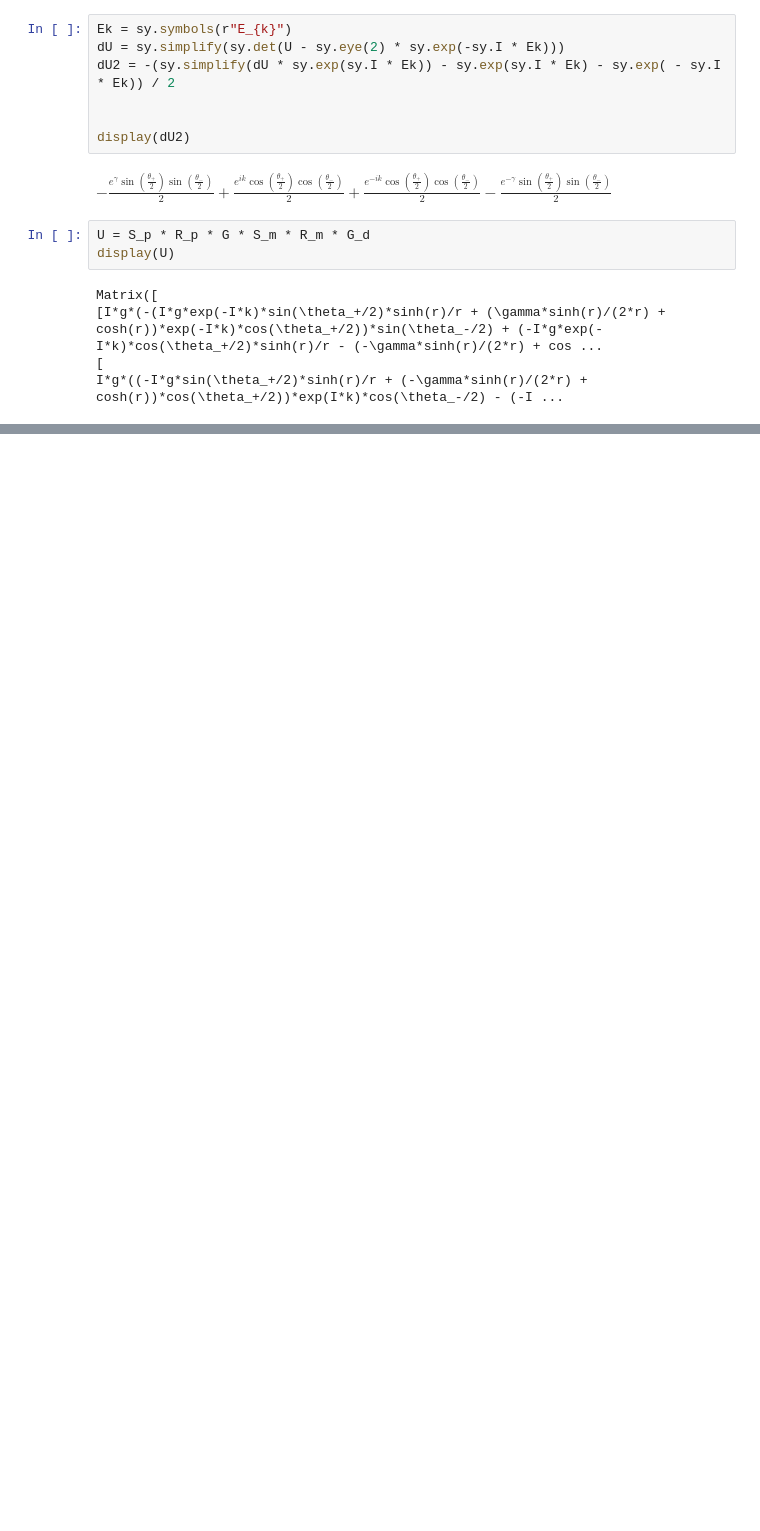
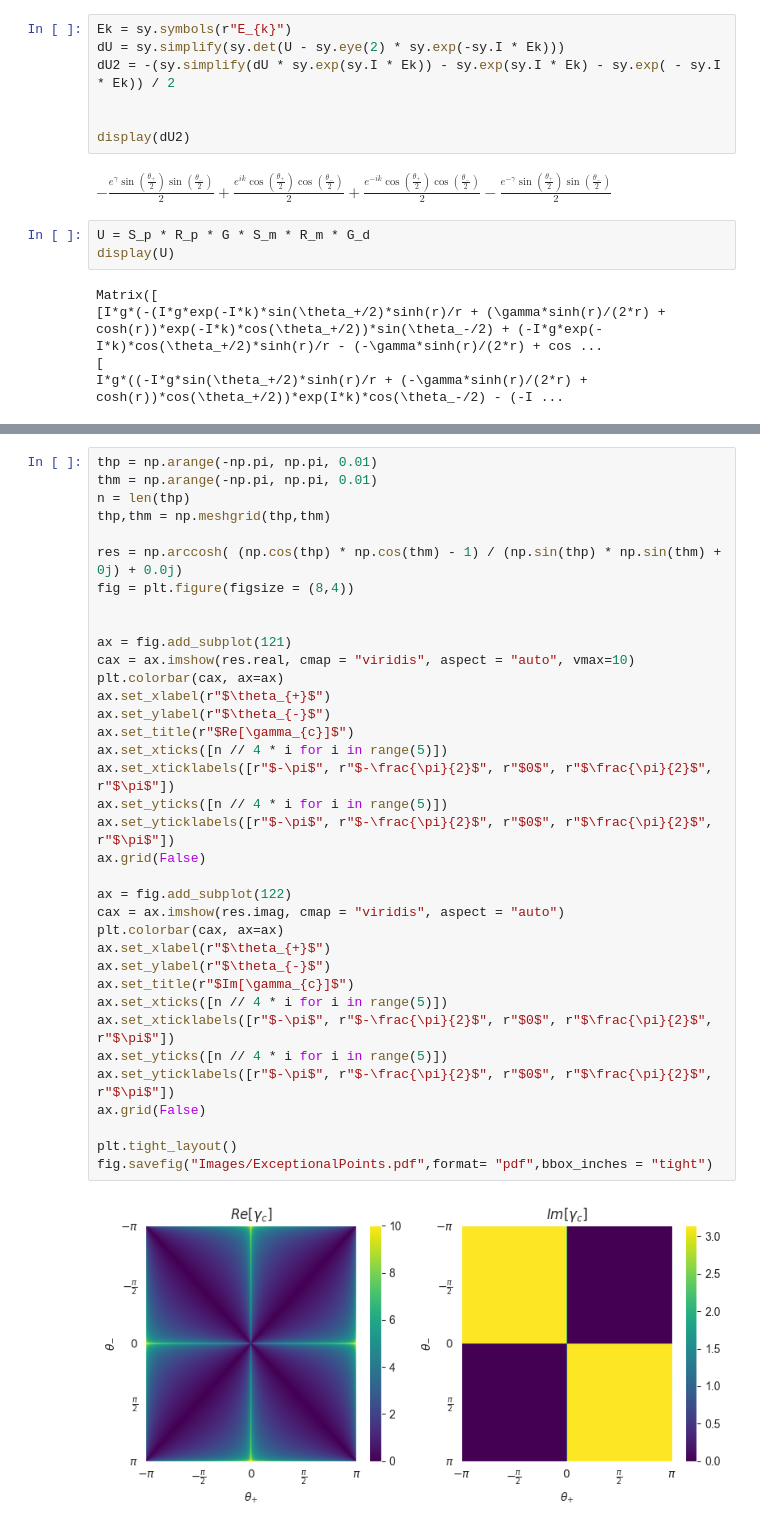
Before and after one commit to JedrekSt/M_thesis, a Jupyter notebook: Results/nonHermitian.ipynb, the cells around one changed output, grey strips where cells are left out. Cells and saved outputs as stored; diff of their text form; blank space fills up the shorter version.

```diff
--- a/Results/nonHermitian.ipynb
+++ b/Results/nonHermitian.ipynb
@@ -197,0 +222,38 @@ plt.show()
+# %%
+thp = np.arange(-np.pi, np.pi, 0.01)
+thm = np.arange(-np.pi, np.pi, 0.01)
+n = len(thp)
+thp,thm = np.meshgrid(thp,thm)
+
+res = np.arccosh( (np.cos(thp) * np.cos(thm) - 1) / (np.sin(thp) * np.sin(thm) + 0j) + 0.0j)
+fig = plt.figure(figsize = (8,4))
+
+
+ax = fig.add_subplot(121)
+cax = ax.imshow(res.real, cmap = "viridis", aspect = "auto", vmax=10)
+plt.colorbar(cax, ax=ax)
+ax.set_xlabel(r"$\theta_{+}$")
+ax.set_ylabel(r"$\theta_{-}$")
+ax.set_title(r"$Re[\gamma_{c}]$")
+ax.set_xticks([n // 4 * i for i in range(5)])
+ax.set_xticklabels([r"$-\pi$", r"$-\frac{\pi}{2}$", r"$0$", r"$\frac{\pi}{2}$", r"$\pi$"])
+ax.set_yticks([n // 4 * i for i in range(5)])
+ax.set_yticklabels([r"$-\pi$", r"$-\frac{\pi}{2}$", r"$0$", r"$\frac{\pi}{2}$", r"$\pi$"])
+ax.grid(False)
+
+ax = fig.add_subplot(122)
+cax = ax.imshow(res.imag, cmap = "viridis", aspect = "auto")
+plt.colorbar(cax, ax=ax)
+ax.set_xlabel(r"$\theta_{+}$")
+ax.set_ylabel(r"$\theta_{-}$")
+ax.set_title(r"$Im[\gamma_{c}]$")
+ax.set_xticks([n // 4 * i for i in range(5)])
+ax.set_xticklabels([r"$-\pi$", r"$-\frac{\pi}{2}$", r"$0$", r"$\frac{\pi}{2}$", r"$\pi$"])
+ax.set_yticks([n // 4 * i for i in range(5)])
+ax.set_yticklabels([r"$-\pi$", r"$-\frac{\pi}{2}$", r"$0$", r"$\frac{\pi}{2}$", r"$\pi$"])
+ax.grid(False)
+
+plt.tight_layout()
+fig.savefig("Images/ExceptionalPoints.pdf",format= "pdf",bbox_inches = "tight")
+# %% [output]
+[figure, added]
```
Also changed, not shown: parts of 7 cells of this notebook, 12 other files.
